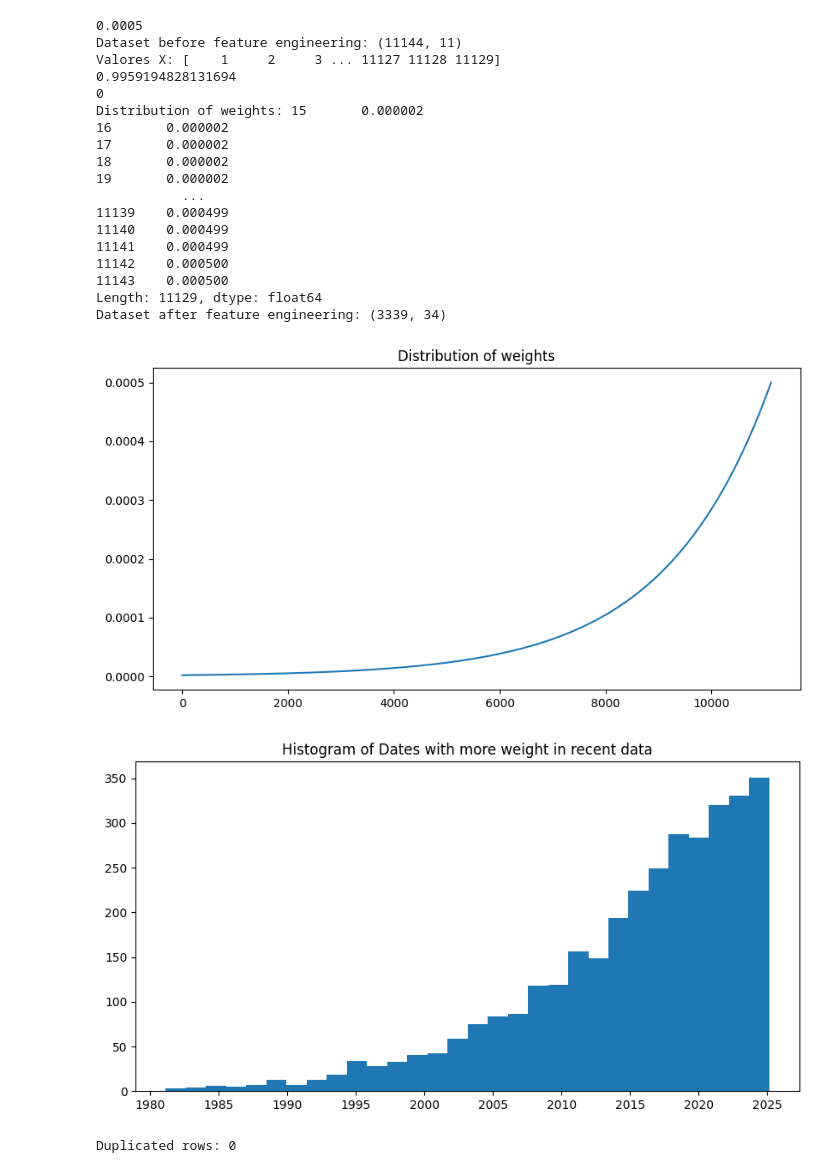
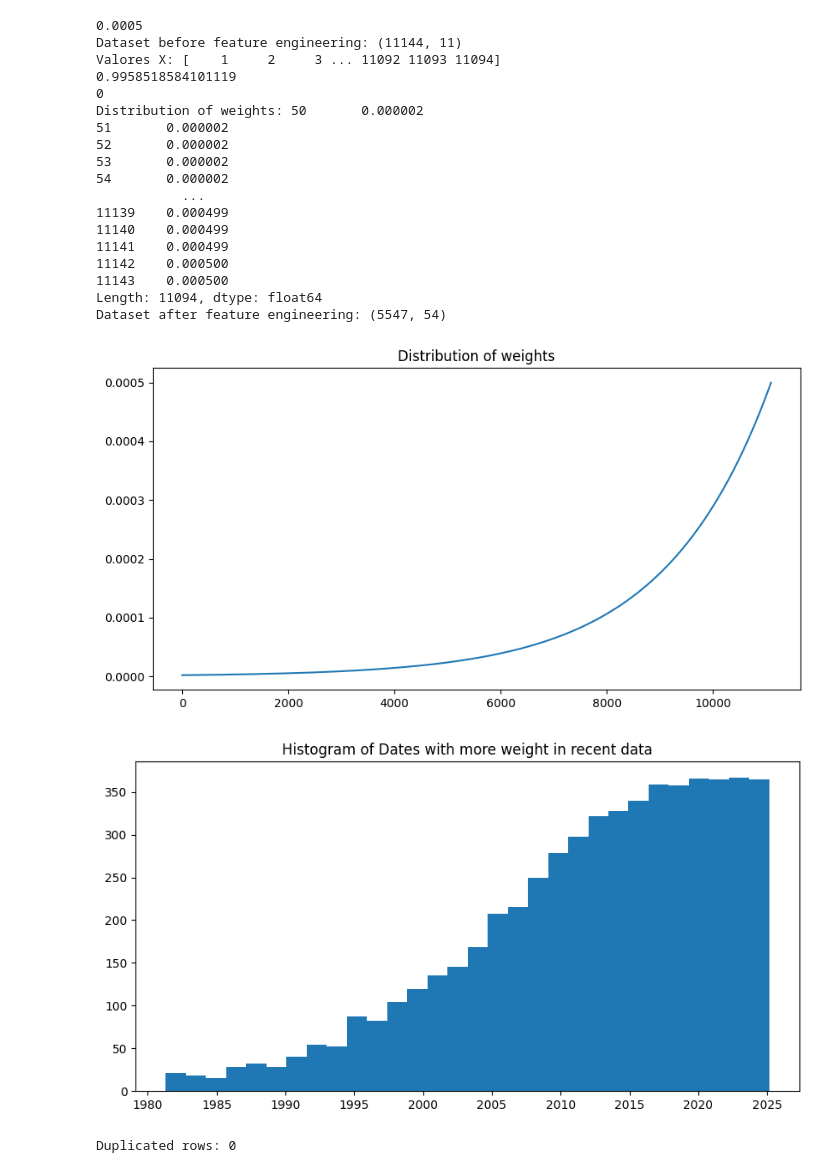
Before and after one commit to Ericson3100/Proyecto3DM, a Jupyter notebook: notebooks/2_FeatureEngineering.ipynb, the cells around one changed output. Drawn from its saved outputs; the diff is of its cells as text; code cells hidden in the pictures.

Commit message:
commit FeatureEngineering Y corrrecto

```diff
--- a/notebooks/2_FeatureEngineering.ipynb
+++ b/notebooks/2_FeatureEngineering.ipynb
@@ -107,7 +107,7 @@ def feature_engineering(df, percentage=0.1, k=0.01):
     print(k)
     print(f"Dataset before feature engineering: {df.shape}")
     df['Date'] = pd.to_datetime(df['Date'])
-    # df = add_lag1_technical_indicators(df)
+    df = add_lag1_technical_indicators(df)
     df = add_covid_info(df)
     df = add_seasons(df, as_dummies=True)
     df = day_month_year(df)
@@ -127,12 +127,7 @@ def feature_engineering(df, percentage=0.1, k=0.01):
 
     valoresX=[i+1 for i in range(len(df))]
     valoresX = np.array(valoresX)
-    # #Normalizar los valoresX con standardScaler
-    # valoresX= StandardScaler().fit_transform(valoresX.reshape(-1, 1))
-    # valoresX = valoresX.flatten()  # Convertir de nuevo a 1D
-    # #Mover los valores para que el minimo sea 0
-    # offset=abs(valoresX.min())
-    # valoresX=valoresX+offset
+
     print(f"Valores X: {valoresX}")
     distribucion = k*np.exp(-k*valoresX)  # pesos decrecientes
 
@@ -158,6 +153,12 @@ def feature_engineering(df, percentage=0.1, k=0.01):
     plt.title('Histogram of Dates with more weight in recent data')
 
      #Se dropea date ya que no se necesita para el modelo
+    #Cambiar close. Usar el close de la anterior fecha para obtener %Change. Esto sería lo que se busca predecir.
+    #Si este ratio es positivo, significa que el precio de la acción va a subir, por lo que se puede comprar.
+    #Si el ratio es negativo, significa que el precio de la acción va a bajar, por lo que se puede vender.
+    df2['ChangeRatio'] = (df2['Close'] - df2['Close_lag_1']) / df2['Close_lag_1']*100
+    #Dropar la columna Close
+    df2.drop(columns=['Close'], inplace=True)
 
 
     df2.drop(columns=['Date'], inplace=True)
@@ -168,27 +169,27 @@ def feature_engineering(df, percentage=0.1, k=0.01):
 # %%
 apple_data = pd.read_csv('../data/processed/AAPL_with_SP500_clean.csv')
 
 # apple_data= apple_data[apple_data['Date']>'2022-01-01']
 
-apple_data = feature_engineering(apple_data, percentage=0.3, k=0.0005)
+apple_data = feature_engineering(apple_data, percentage=0.5, k=0.0005)
 # %% [output]
 0.0005
 Dataset before feature engineering: (11144, 11)
-Valores X: [    1     2     3 ... 11127 11128 11129]
-0.9959194828131694
+Valores X: [    1     2     3 ... 11092 11093 11094]
+0.9958518584101119
 0
-Distribution of weights: 15       0.000002
-16       0.000002
-17       0.000002
-18       0.000002
-19       0.000002
+Distribution of weights: 50       0.000002
+51       0.000002
+52       0.000002
+53       0.000002
+54       0.000002
            ...
 11139    0.000499
 11140    0.000499
 11141    0.000499
 11142    0.000500
 11143    0.000500
-Length: 11129, dtype: float64
-Dataset after feature engineering: (3339, 34)
+Length: 11094, dtype: float64
+Dataset after feature engineering: (5547, 54)
 [figure]
-[figure, old version]
+[figure, new version]
```
Also changed, not shown: parts of 3 cells of this notebook.
